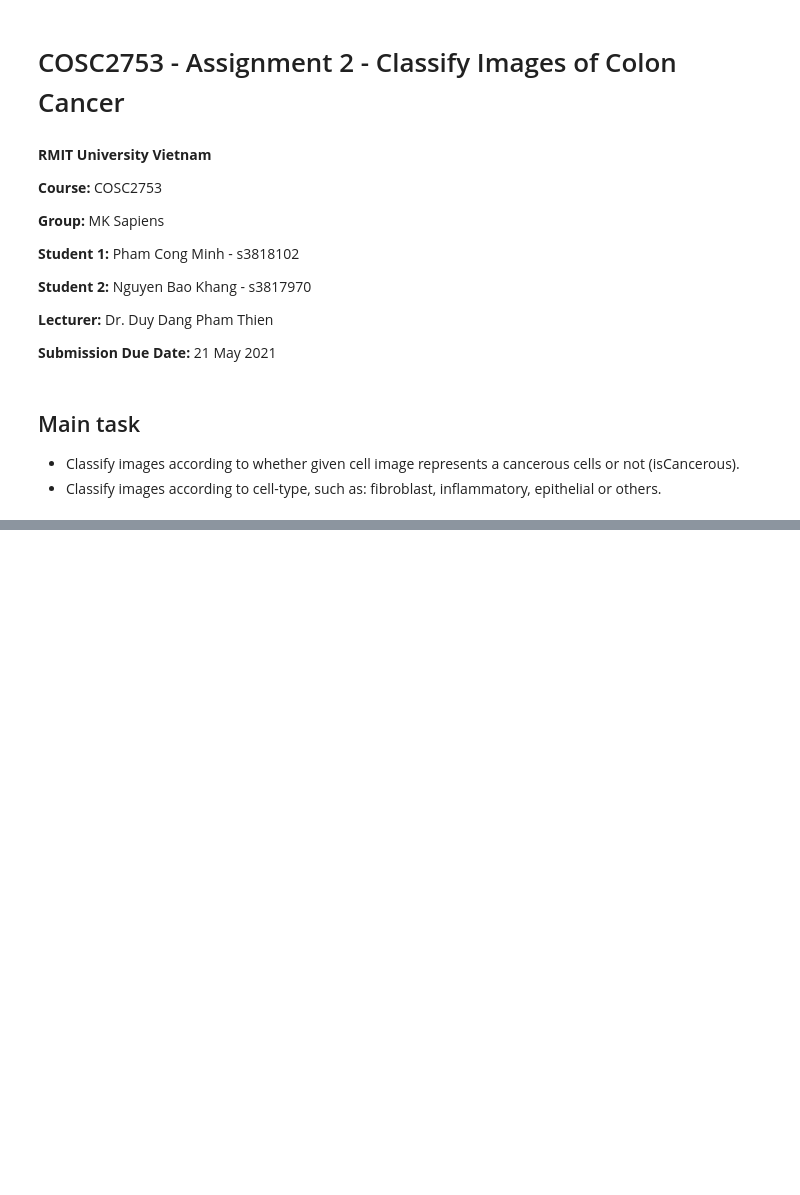
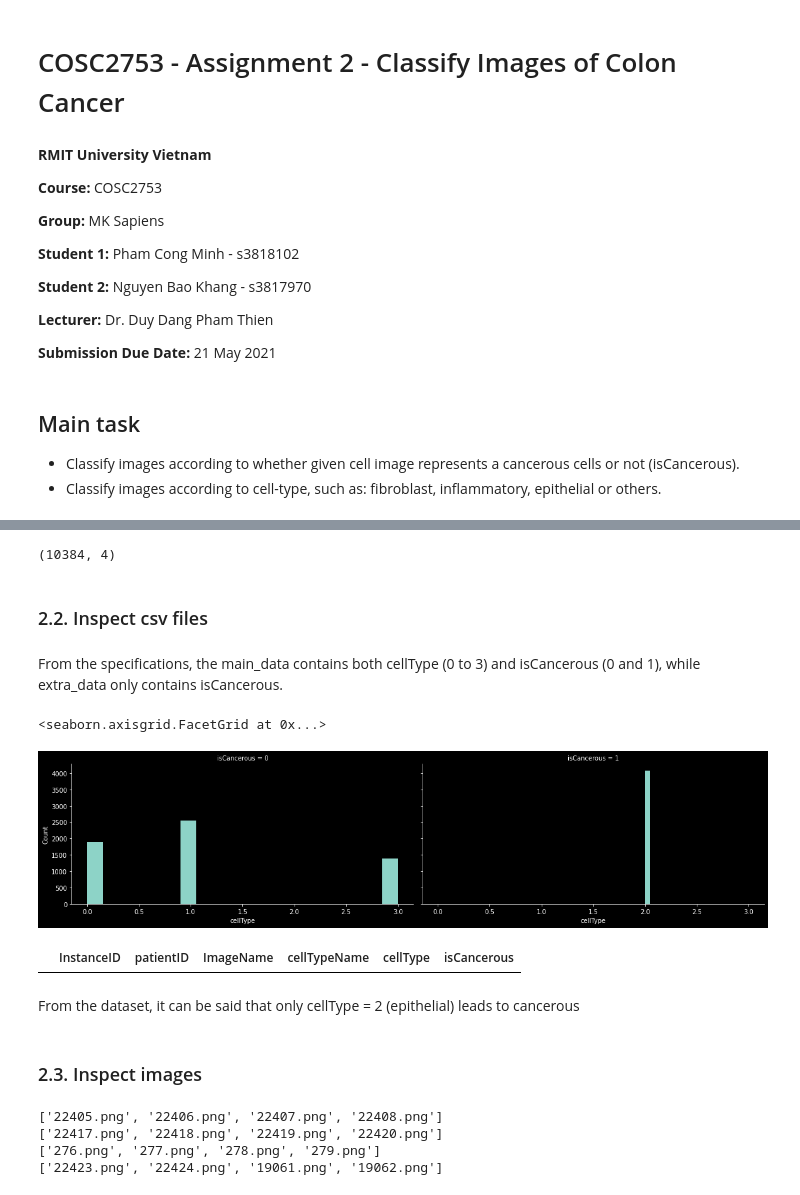
Before and after one commit to pcminh0505/ML, a Jupyter notebook: Asm/ASM2/COSC2753 - Assignment 2 - MK Sapiens.ipynb, the cells around one changed output, grey strips where cells are left out. Saved outputs shown, nothing was run; the diff lists cells and outputs as text; code cells hidden in the pictures; blank space fills up the shorter version.

Commit message:
Update main file

```diff
--- a/Asm/ASM2/COSC2753 - Assignment 2 - MK Sapiens.ipynb
+++ b/Asm/ASM2/COSC2753 - Assignment 2 - MK Sapiens.ipynb
@@ -45,0 +51,3 @@ print('Using Tensorflow version:', tf.__version__)
+# %%
+main_data = pd.read_csv('data_labels_mainData.csv')
+extra_data = pd.read_csv('data_labels_extraData.csv')
@@ -45,0 +76,42 @@ print('Using Tensorflow version:', tf.__version__)
+# %%
+extra_data.shape
+# %% [output]
+(10384, 4)
+# %% [markdown]
+### 2.2. Inspect csv files
+# %% [markdown]
+From the specifications, the main_data contains both cellType (0 to 3) and isCancerous (0 and 1), while extra_data only contains isCancerous.
+# %%
+# Draw the histogram for cellType respected to isCancerous (class 0 and 1)
+c = 'cellType'
+g = sns.FacetGrid(main_data, col='isCancerous', height=4, aspect=2)
+g.map(plt.hist, str(c), bins=20)
+g.set_axis_labels(c, "Count")
+# %% [output]
+<seaborn.axisgrid.FacetGrid at 0x...>
+[figure, added]
+# %%
+# Apply loc to make sure
+main_data.loc[(main_data['cellType'] != 2) & (main_data['isCancerous'] == 1)]
+# %% [output]
+|  | InstanceID | patientID | ImageName | cellTypeName | cellType | isCancerous |
+# %% [markdown]
+From the dataset, it can be said that only cellType = 2 (epithelial) leads to cancerous
+# %% [markdown]
+### 2.3. Inspect images
+# %%
+# Prepare some image of each class
+cell0 = main_data['ImageName'].loc[main_data['cellType'] == 0][:4].tolist()
+cell1 = main_data['ImageName'].loc[main_data['cellType'] == 1][:4].tolist()
+cell2 = main_data['ImageName'].loc[main_data['cellType'] == 2][:4].tolist()
+cell3 = main_data['ImageName'].loc[main_data['cellType'] == 3][:4].tolist()
+
+print(cell0)
+print(cell1)
+print(cell2)
+print(cell3)
+# %% [output]
+['22405.png', '22406.png', '22407.png', '22408.png']
+['22417.png', '22418.png', '22419.png', '22420.png']
+['276.png', '277.png', '278.png', '279.png']
+['22423.png', '22424.png', '19061.png', '19062.png']
```
Also changed, not shown: parts of 23 cells of this notebook, 1 other file.
